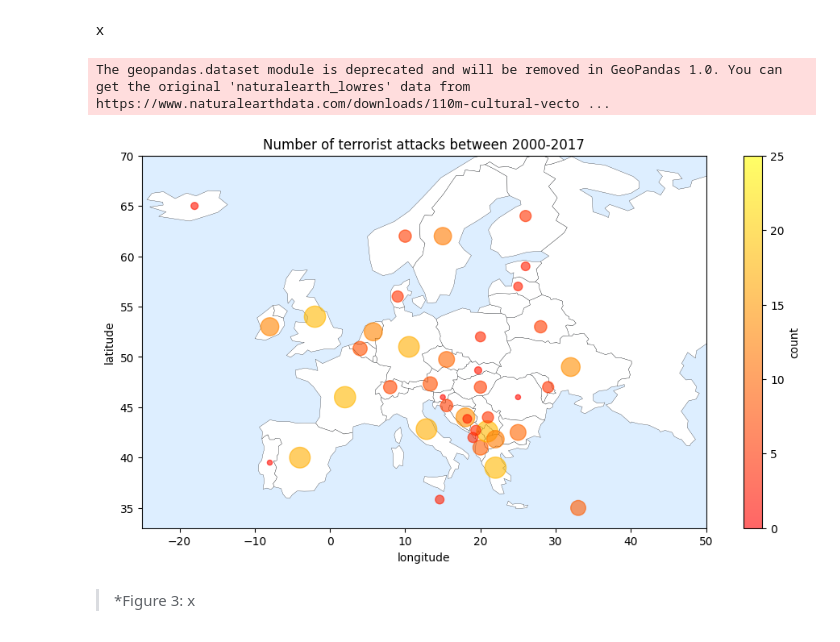
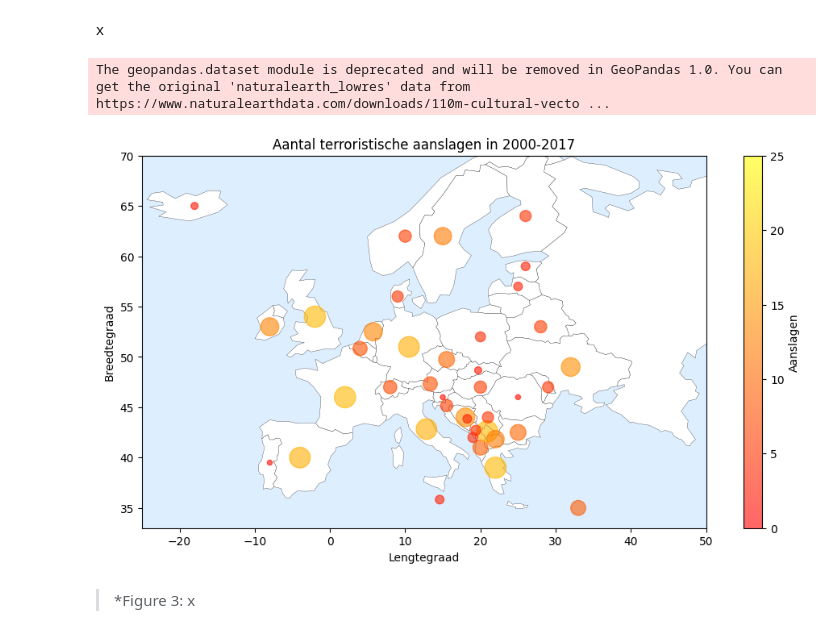
Before and after one commit to puckstok/infovisu, a Jupyter notebook: infovisu_final.ipynb, the cells around one changed output. Cells and saved outputs as stored; diff of their text form; code cells hidden in the pictures.

```diff
--- a/infovisu_final.ipynb
+++ b/infovisu_final.ipynb
@@ -159,38 +155,38 @@ df = df2[df2['count'] < threshold]
 df['count'] = pd.to_numeric(df['count'],
                                          errors='coerce')
 
 # Dropping the errors from data conversions and resetting index
 df2.dropna()
 df2 = df2.reset_index(drop=True)
 
 # From GeoPandas, our world map data
 world = gpd.read_file(gpd.datasets.get_path('naturalearth_lowres'))
 europe = world[world['continent'] == 'Europe']
 
 # Creating axes and plotting world map
 fig, ax = plt.subplots(figsize=(12, 6))
 europe.plot(color="white", ax=ax, edgecolor='black', linewidth = 0.2)
 
 # Plotting our Impact Energy data with a color map
 x = df2['longitude']
 y = df2['latitude']
 z = df2['count']
 plt.scatter(x, y, s=20*z, c=z, alpha=0.6, vmin=0, vmax=threshold,
             cmap='autumn')
-plt.colorbar(label='count')
+plt.colorbar(label='Aanslagen')
 
 # Creating axis limits and title
 plt.xlim([-25, 50])
 plt.ylim([33, 70])
 ax.set_facecolor('#DDEEFF')
 
-plt.title("Number of terrorist attacks between 2000-2017")
-plt.xlabel("longitude")
-plt.ylabel("latitude")
+plt.title("Aantal terroristische aanslagen in 2000-2017")
+plt.xlabel("Lengtegraad")
+plt.ylabel("Breedtegraad")
 plt.show()
 # %% [output]
 The geopandas.dataset module is deprecated and will be removed in GeoPandas 1.0. You can get the original 'naturalearth_lowres' data from https://www.naturalearthdata.com/downloads/110m-cultural-vecto ...
-[figure, old version]
+[figure, new version]
 # %% [markdown]
 > *Figure 3: x
 # %% [markdown]
```
Also changed, not shown: parts of 5 cells of this notebook.
